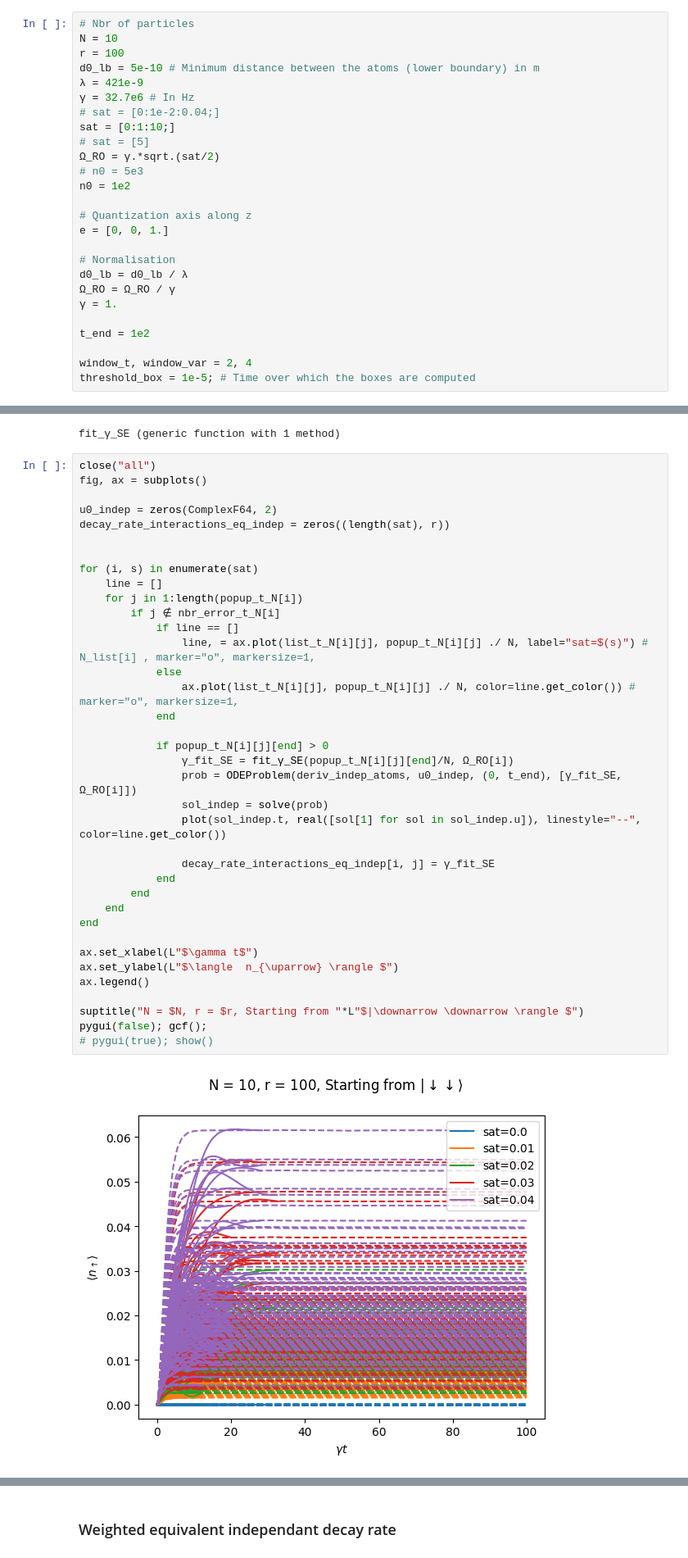
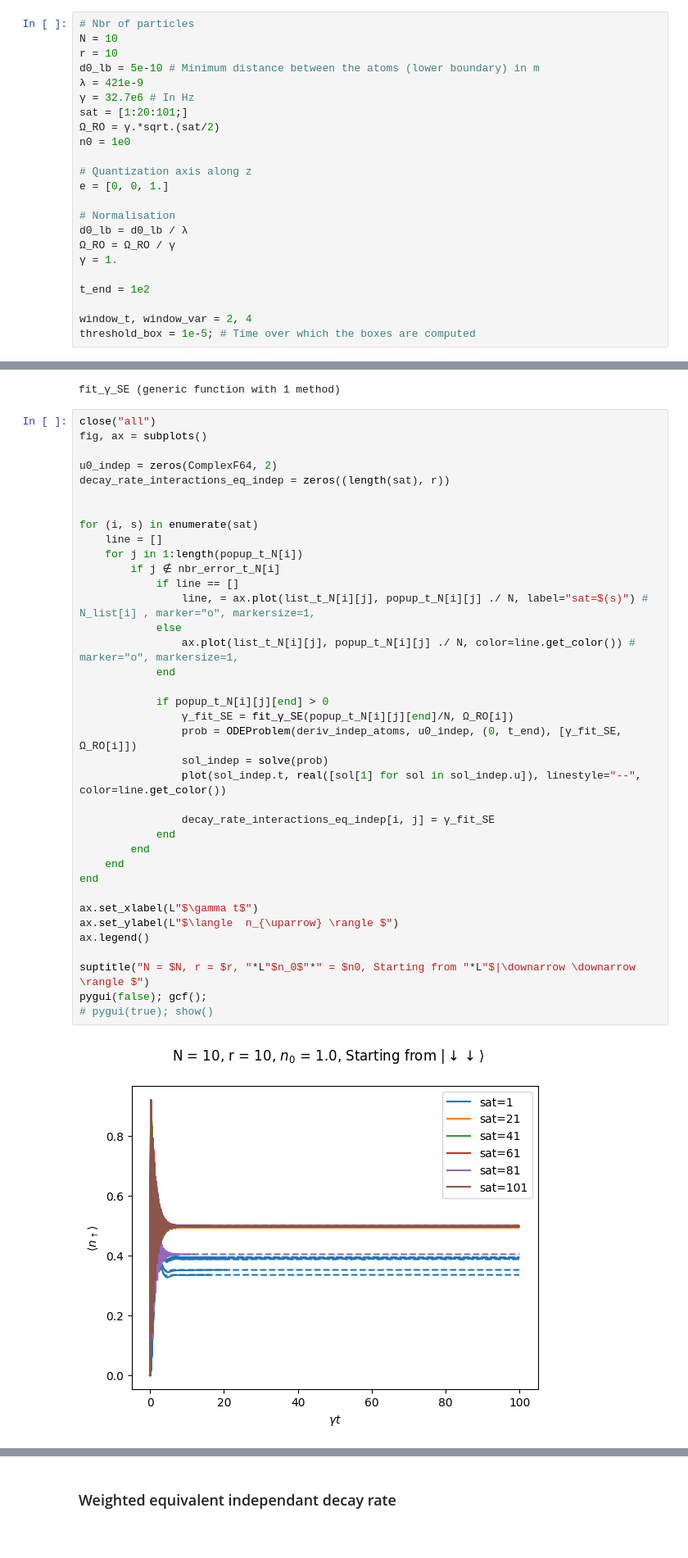
Before and after one commit to DolbeaultRemy/SR_droplets, a Jupyter notebook: QuantumCumulants/Model17/Interacting_atoms_emission_box/Plot_results.ipynb, the cells around one changed output, grey strips where cells are left out. Shown at 82% size. Drawn from its saved outputs; the diff is of its cells as text.

```diff
--- a/QuantumCumulants/Model17/Interacting_atoms_emission_box/Plot_results.ipynb
+++ b/QuantumCumulants/Model17/Interacting_atoms_emission_box/Plot_results.ipynb
@@ -10,16 +10,13 @@ using OrdinaryDiffEq
 # %%
 # Nbr of particles
 N = 10
-r = 100
+r = 10
 d0_lb = 5e-10 # Minimum distance between the atoms (lower boundary) in m
 λ = 421e-9
 γ = 32.7e6 # In Hz
-# sat = [0:1e-2:0.04;]
-sat = [0:1:10;]
-# sat = [5]
+sat = [1:20:101;]
 Ω_RO = γ.*sqrt.(sat/2)
-# n0 = 5e3
-n0 = 1e2
+n0 = 1e0
 
 # Quantization axis along z
 e = [0, 0, 1.]
@@ -150,35 +146,35 @@ decay_rate_interactions_eq_indep = zeros((length(sat), r))
 
 for (i, s) in enumerate(sat)
     line = []
     for j in 1:length(popup_t_N[i])
         if j ∉ nbr_error_t_N[i]
             if line == []
                 line, = ax.plot(list_t_N[i][j], popup_t_N[i][j] ./ N, label="sat=$(s)") # N_list[i] , marker="o", markersize=1,
             else
                 ax.plot(list_t_N[i][j], popup_t_N[i][j] ./ N, color=line.get_color()) # marker="o", markersize=1,
             end
 
             if popup_t_N[i][j][end] > 0
                 γ_fit_SE = fit_γ_SE(popup_t_N[i][j][end]/N, Ω_RO[i])
                 prob = ODEProblem(deriv_indep_atoms, u0_indep, (0, t_end), [γ_fit_SE, Ω_RO[i]])
                 sol_indep = solve(prob)
                 plot(sol_indep.t, real([sol[1] for sol in sol_indep.u]), linestyle="--", color=line.get_color())
 
                 decay_rate_interactions_eq_indep[i, j] = γ_fit_SE
             end
         end
     end
 end
 
 ax.set_xlabel(L"$\gamma t$")
 ax.set_ylabel(L"$\langle  n_{\uparrow} \rangle $")
 ax.legend()
 
-suptitle("N = $N, r = $r, Starting from "*L"$|\downarrow \downarrow \rangle $")
+suptitle("N = $N, r = $r, "*L"$n_0$"*" = $n0, Starting from "*L"$|\downarrow \downarrow \rangle $")
 pygui(false); gcf();
 # pygui(true); show()
 # %% [output]
-[figure, old version]
+[figure, new version]
 # %%
 close("all")
 fig = subplots()
```
Also changed, not shown: parts of 16 cells of this notebook, 21 other files.
